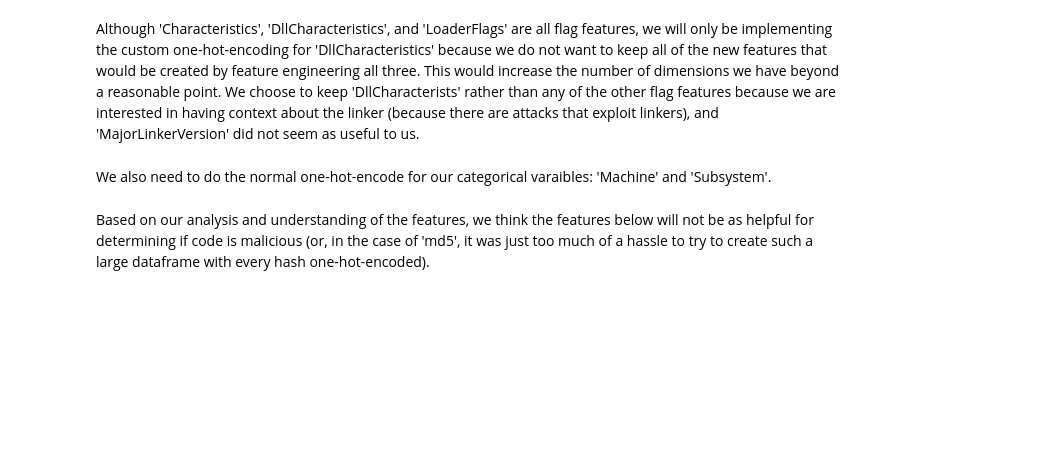
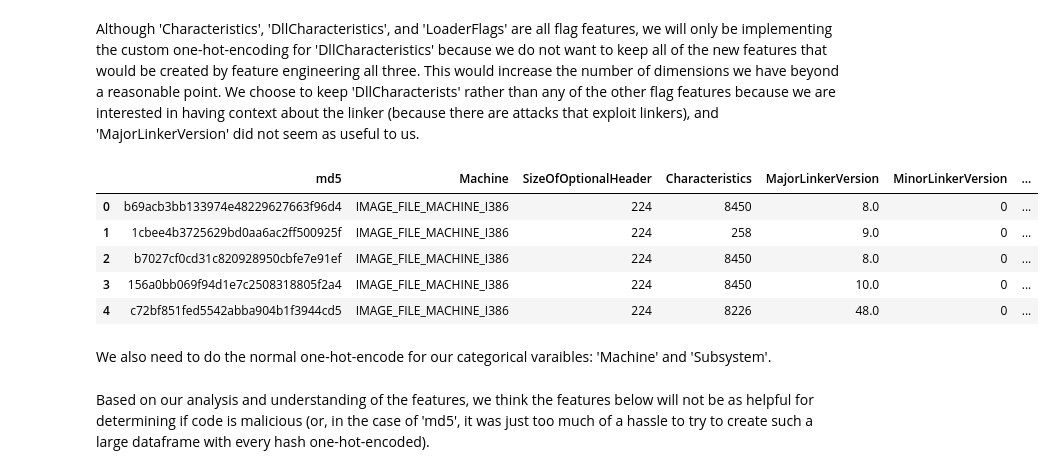
Before and after one commit to ayaabdelgawad/categorize-viruses, a Jupyter notebook: mal-classifier.ipynb, the cells around one changed output. Drawn from its saved outputs; the diff is of its cells as text; code cells hidden in the pictures; blank space fills up the shorter version.

```diff
--- a/mal-classifier.ipynb
+++ b/mal-classifier.ipynb
@@ -252,19 +260,28 @@ Although 'Characteristics', 'DllCharacteristics', and 'LoaderFlags' are all flag
 # %%
 dll_flag_offsets = {
     5: "IMAGE_DLL_CHARACTERISTICS_HIGH_ENTROPY_VA",
     6: "IMAGE_DLLCHARACTERISTICS_DYNAMIC_BASE",
     7: "IMAGE_DLLCHARACTERISTICS_FORCE_INTEGRITY",
     8: "IMAGE_DLLCHARACTERISTICS_NX_COMPAT",
     9: "IMAGE_DLLCHARACTERISTICS_NO_ISOLATION",
     10: "IMAGE_DLLCHARACTERISTICS_NO_SEH",
     11: "IMAGE_DLLCHARACTERISTICS_NO_BIND",
     12: "IMAGE_DLL_CHARACTERISTICS_APPCONTAINER",
     13: "IMAGE_DLLCHARACTERISTICS_WDM_DRIVER",
     14: "IMAGE_DLL_CHARACTERISTICS_GUARD_CF",
     15: "IMAGE_DLLCHARACTERISTICS_TERMINAL_SERVER_AWARE"}
 
 for flag_offset in dll_flag_offsets:
     data[dll_flag_offsets[flag_offset]] = data['DllCharacteristics'].apply(lambda f: f >> flag_offset & 1)
+
+data.head()
+# %% [output]
+|  | md5 | Machine | SizeOfOptionalHeader | Characteristics | MajorLinkerVersion | MinorLinkerVersion | ... |
+| 0 | b69acb3bb133974e48229627663f96d4 | IMAGE_FILE_MACHINE_I386 | 224 | 8450 | 8.0 | 0 | ... |
+| 1 | 1cbee4b3725629bd0aa6ac2ff500925f | IMAGE_FILE_MACHINE_I386 | 224 | 258 | 9.0 | 0 | ... |
+| 2 | b7027cf0cd31c820928950cbfe7e91ef | IMAGE_FILE_MACHINE_I386 | 224 | 8450 | 8.0 | 0 | ... |
+| 3 | 156a0bb069f94d1e7c2508318805f2a4 | IMAGE_FILE_MACHINE_I386 | 224 | 8450 | 10.0 | 0 | ... |
+| 4 | c72bf851fed5542abba904b1f3944cd5 | IMAGE_FILE_MACHINE_I386 | 224 | 8226 | 48.0 | 0 | ... |
 # %% [markdown]
 We also need to do the normal one-hot-encode for our categorical varaibles: 'Machine' and 'Subsystem'.
 # %%
```
Also changed, not shown: parts of 24 cells of this notebook, 3 other files.
